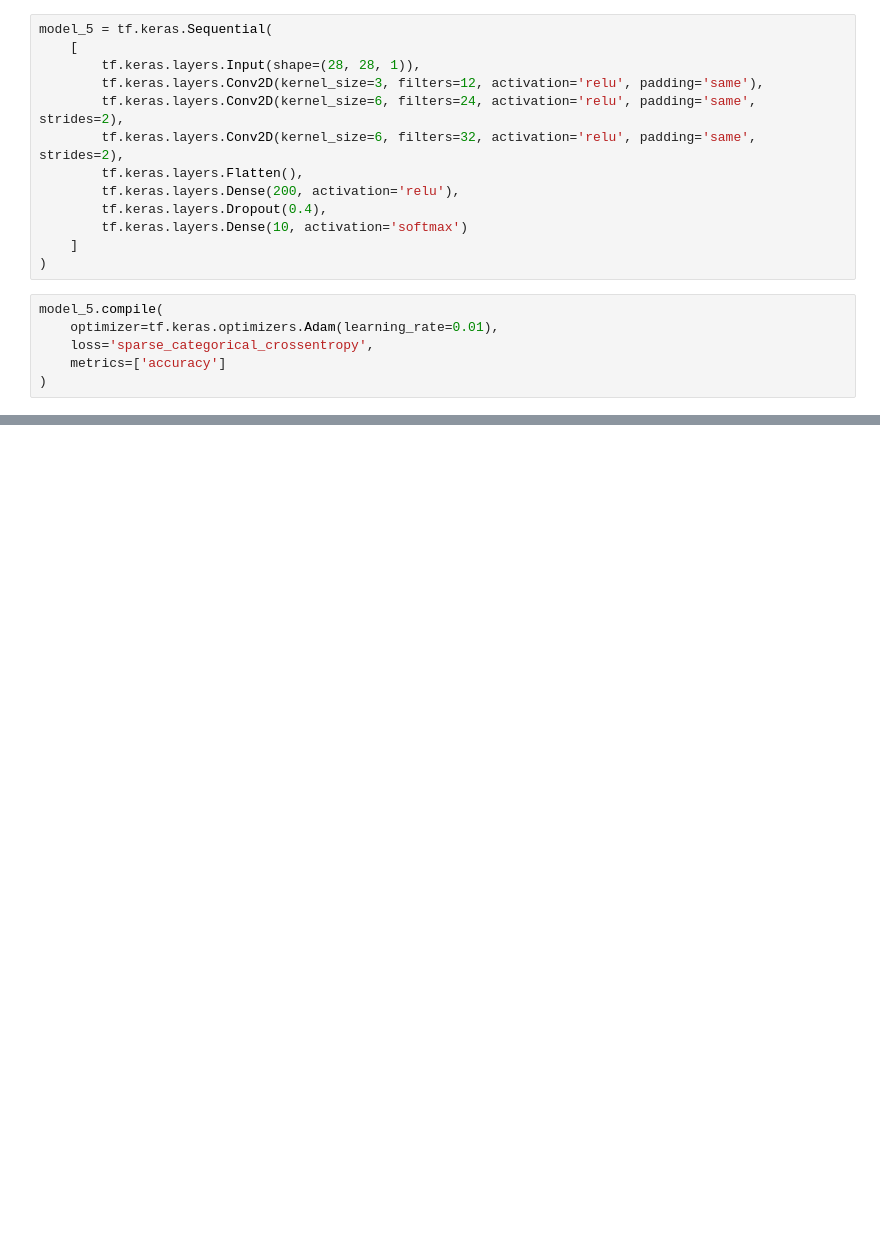
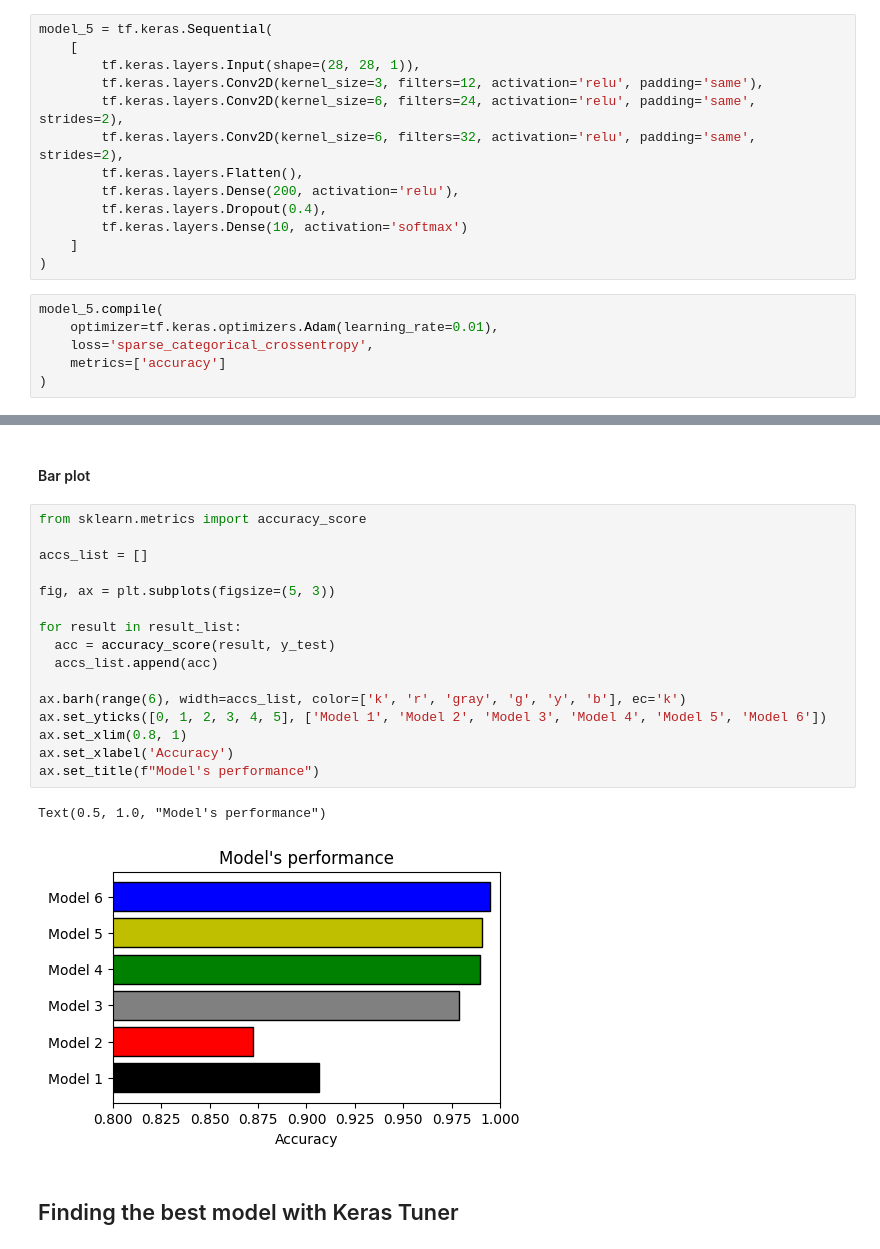
Before and after one commit to samuelpsouza/distributed-computing, a Jupyter notebook: lab05/lab05.ipynb, the cells around one changed output, grey strips where cells are left out. Drawn from its saved outputs; the diff is of its cells as text; blank space fills up the shorter version.

```diff
--- a/lab05/lab05.ipynb
+++ b/lab05/lab05.ipynb
@@ -296,0 +434,23 @@ plot_model_results(history_model_5)
+# %% [markdown]
+#### Bar plot
+# %%
+from sklearn.metrics import accuracy_score
+
+accs_list = []
+
+fig, ax = plt.subplots(figsize=(5, 3))
+
+for result in result_list:
+  acc = accuracy_score(result, y_test)
+  accs_list.append(acc)
+
+ax.barh(range(6), width=accs_list, color=['k', 'r', 'gray', 'g', 'y', 'b'], ec='k')
+ax.set_yticks([0, 1, 2, 3, 4, 5], ['Model 1', 'Model 2', 'Model 3', 'Model 4', 'Model 5', 'Model 6'])
+ax.set_xlim(0.8, 1)
+ax.set_xlabel('Accuracy')
+ax.set_title(f"Model's performance")
+# %% [output]
+Text(0.5, 1.0, "Model's performance")
+[figure, added]
+# %% [markdown]
+## Finding the best model with Keras Tuner
```
Also changed, not shown: parts of 16 cells of this notebook.
